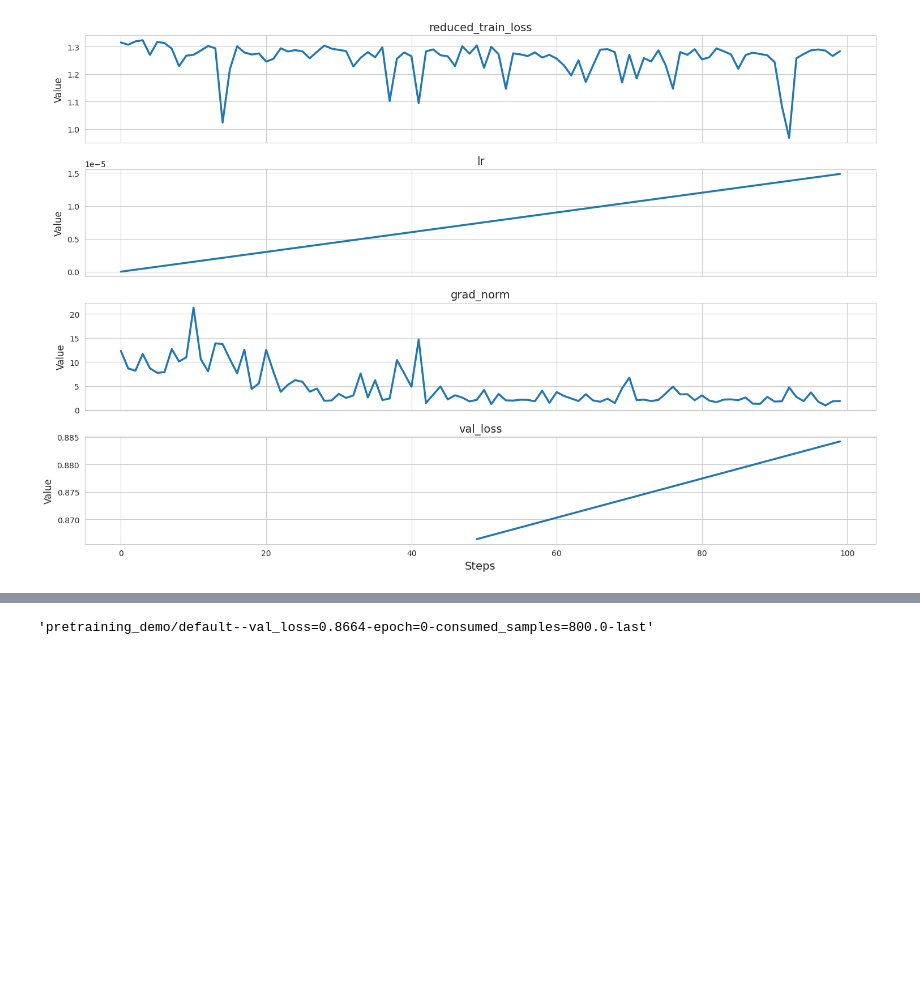
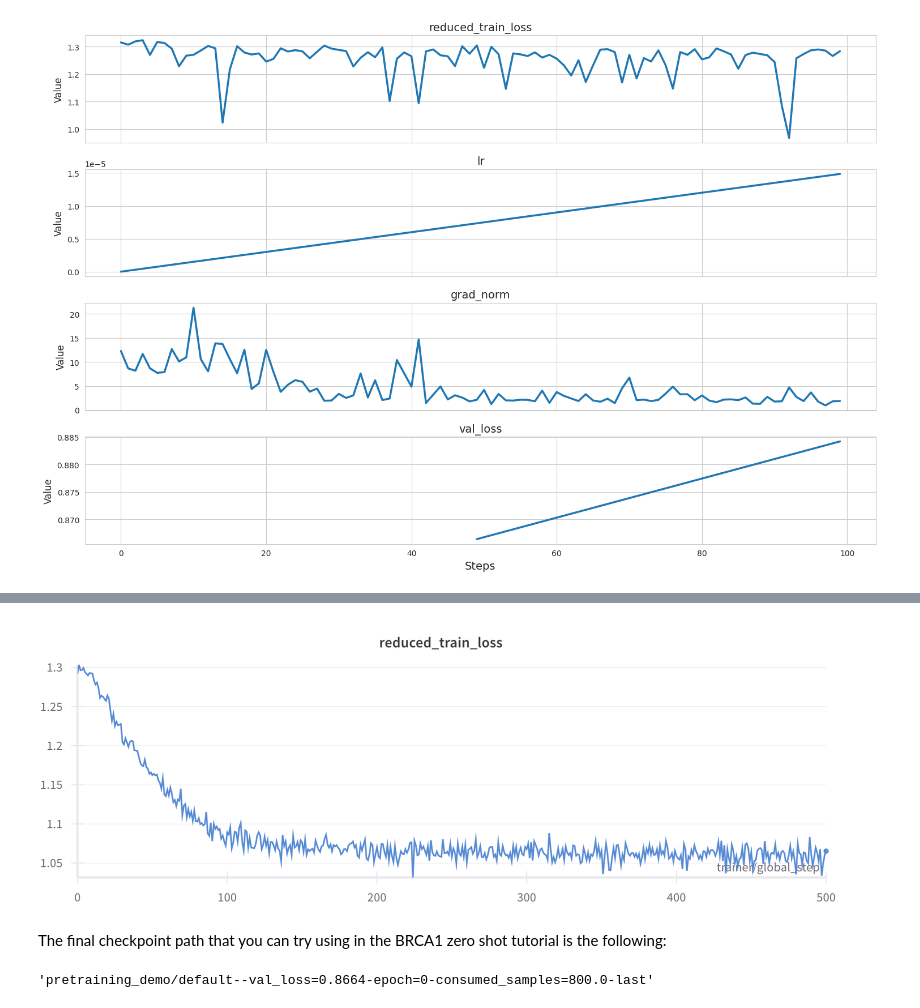
Before and after one commit to cspades/bionemo-framework, a Jupyter notebook: sub-packages/bionemo-evo2/examples/fine-tuning-tutorial.ipynb, the cells around one changed output, grey strips where cells are left out. Drawn from its saved outputs; the diff is of its cells as text; code cells hidden in the pictures; blank space fills up the shorter version.

Commit message:
Adding the image into the notebook
Signed-off-by: John St John <jstjohn@nvidia.com>

```diff
--- a/sub-packages/bionemo-evo2/examples/fine-tuning-tutorial.ipynb
+++ b/sub-packages/bionemo-evo2/examples/fine-tuning-tutorial.ipynb
@@ -280,3 +276,13 @@ The final checkpoint path that you can try using in the BRCA1 zero shot tutorial
+# %%
+# Display the example loss curve from a larger training run
+from IPython.display import Image, display
+
+# Load and display the image
+display(Image("assets/1b_finetuning_train_curve_500_steps_256gbs.png", width=800))
+# %% [output]
+[figure, added]
+# %% [markdown]
+The final checkpoint path that you can try using in the BRCA1 zero shot tutorial is the following:
 # %%
 final_ckpt_paths = !ls -d pretraining_demo/*-last
 final_ckpt_path = final_ckpt_paths[-1]
```
Also changed, not shown: parts of 1 cell of this notebook.
